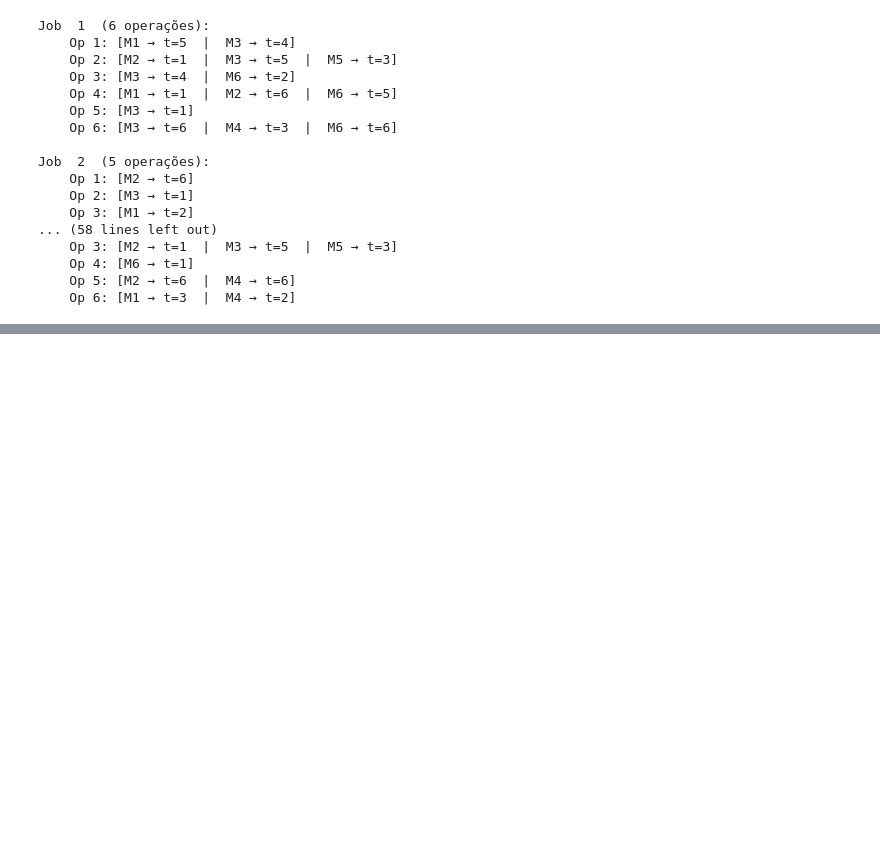
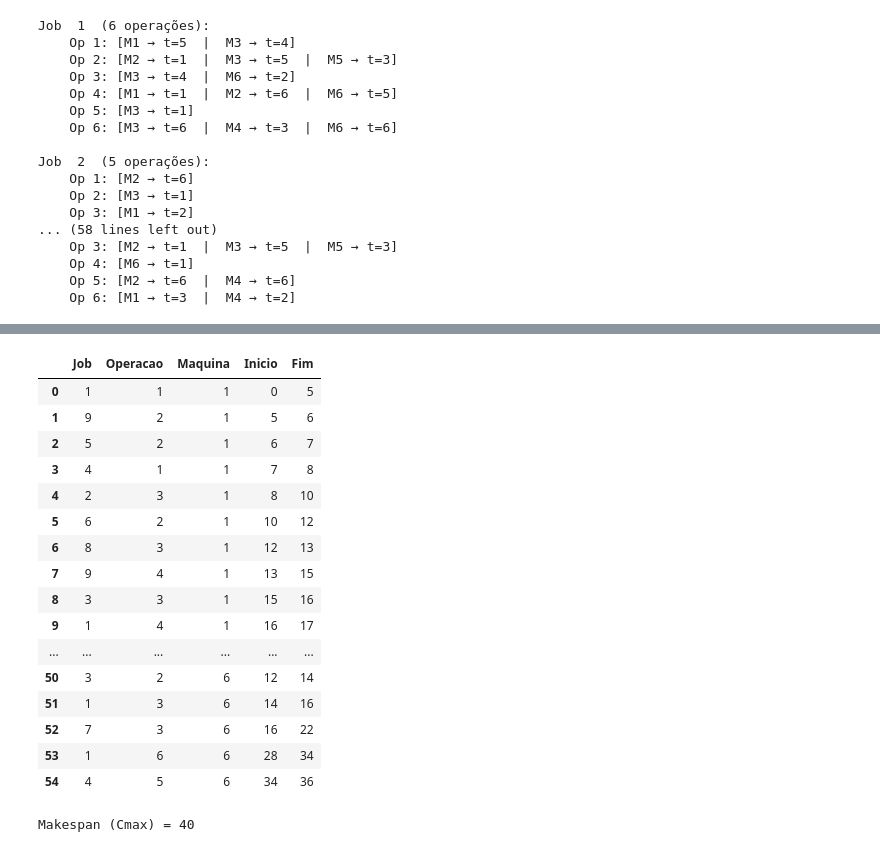
Before and after one commit to PauloDalsoto/job-shop-scheduling, a Jupyter notebook: playground.ipynb, the cells around one changed output, grey strips where cells are left out. Saved outputs shown, nothing was run; the diff lists cells and outputs as text; code cells hidden in the pictures; blank space fills up the shorter version.

```diff
--- a/playground.ipynb
+++ b/playground.ipynb
@@ -123,0 +252,20 @@ Job  2  (5 operações):
+# %%
+# ─────────────────────────────────────────────────────────────────────
+# INICIALIZAÇÃO DA POPULAÇÃO
+# ─────────────────────────────────────────────────────────────────────
+
+def init_population_fjsp(pop_size, inst, ms_max):
+    # os_base: lista base com cada job_id repetido n_ops vezes
+    os_base = []
+    for job in inst.jobs:
+        os_base.extend([job.job_id] * len(job.operations))
+
+    population = []
+    for _ in range(pop_size):
+        # MS: para cada operação, escolhe índice de máquina aleatório
+        ms     = [random.randint(0, ms_max[i]) for i in range(len(ms_max))]
+        # OS: embaralha os_base aleatoriamente (garante precedência dentro de cada job)
+        os_seq = os_base[:]
+        random.shuffle(os_seq)
+        population.append({'ms': ms, 'os': os_seq})
+    return population
@@ -123,0 +512,51 @@ Job  2  (5 operações):
+# %%
+import pandas as pd
+
+
+def decode_schedule_detail(inst, chromosome, all_ops, op_to_idx):
+    # Retorna lista de (job_id, op_index, machine_id, start, end)
+    ms            = chromosome['ms']
+    os_seq        = chromosome['os']
+    machine_avail = [0] * (inst.num_machines + 1)
+    job_avail     = [0] * (inst.num_jobs + 1)
+    job_op_ptr    = [0] * (inst.num_jobs + 1)
+    schedule      = []
+    for job_id in os_seq:
+        ptr             = job_op_ptr[job_id]
+        job_op_ptr[job_id] += 1
+        op              = inst.jobs[job_id - 1].operations[ptr]
+        canon_idx       = op_to_idx[(job_id, op.op_index)]
+        eligible        = sorted(op.machines.keys())
+        machine_id      = eligible[ms[canon_idx]]
+        proc_time       = op.machines[machine_id]
+        start           = max(machine_avail[machine_id], job_avail[job_id])
+        end             = start + proc_time
+        machine_avail[machine_id] = end
+        job_avail[job_id]         = end
+        schedule.append((job_id, op.op_index, machine_id, start, end))
+    return schedule
+
+
+schedule = decode_schedule_detail(PARAMS["inst"], best_chrom, all_ops, op_to_idx)
+df_sched = pd.DataFrame(schedule, columns=['Job', 'Operacao', 'Maquina', 'Inicio', 'Fim'])
+display(df_sched.sort_values(['Maquina', 'Inicio']).reset_index(drop=True))
+print(f'\nMakespan (Cmax) = {df_sched["Fim"].max()}')
+# %% [output]
+|  | Job | Operacao | Maquina | Inicio | Fim |
+| 0 | 1 | 1 | 1 | 0 | 5 |
+| 1 | 9 | 2 | 1 | 5 | 6 |
+| 2 | 5 | 2 | 1 | 6 | 7 |
+| 3 | 4 | 1 | 1 | 7 | 8 |
+| 4 | 2 | 3 | 1 | 8 | 10 |
+| 5 | 6 | 2 | 1 | 10 | 12 |
+| 6 | 8 | 3 | 1 | 12 | 13 |
+| 7 | 9 | 4 | 1 | 13 | 15 |
+| 8 | 3 | 3 | 1 | 15 | 16 |
+| 9 | 1 | 4 | 1 | 16 | 17 |
+| ... | ... | ... | ... | ... | ... |
+| 50 | 3 | 2 | 6 | 12 | 14 |
+| 51 | 1 | 3 | 6 | 14 | 16 |
+| 52 | 7 | 3 | 6 | 16 | 22 |
+| 53 | 1 | 6 | 6 | 28 | 34 |
+| 54 | 4 | 5 | 6 | 34 | 36 |
+Makespan (Cmax) = 40
```
Also changed, not shown: parts of 11 cells of this notebook, 2 other files.
